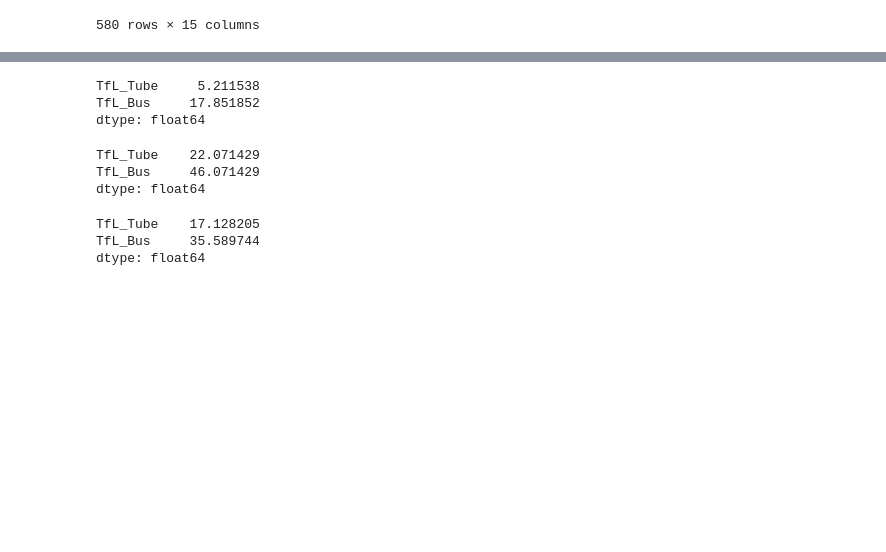
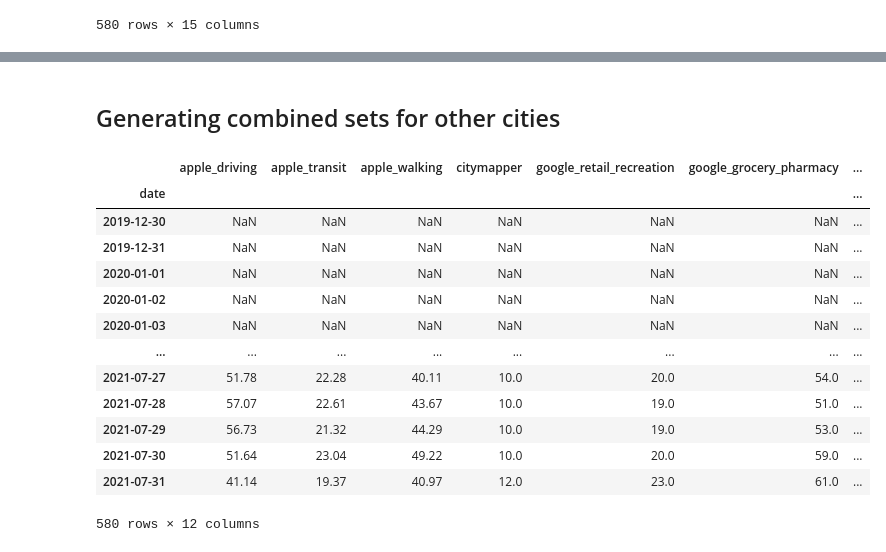
Before and after one commit to raphcanty/covid19-mobility, a Jupyter notebook: notebooks/Combining.ipynb, the cells around one changed output, grey strips where cells are left out. Drawn from its saved outputs; the diff is of its cells as text; code cells hidden in the pictures; blank space fills up the shorter version.

```diff
--- a/notebooks/Combining.ipynb
+++ b/notebooks/Combining.ipynb
@@ -214,21 +189,49 @@ all_sets.corr()
 | TfL_Tube | 0.762795 | 0.855150 | 0.843929 | 0.972122 | 0.924764 | 0.717787 | ... |
 | TfL_Bus | 0.786026 | 0.843703 | 0.822602 | 0.949661 | 0.935286 | 0.755231 | ... |
 | TfL_Bike | 0.181198 | 0.155626 | 0.222945 | 0.192429 | 0.093999 | 0.115231 | ... |
-# %%
-tfl.loc['2020-03-23':'2020-05-13'].mean()
-# %% [output]
-TfL_Tube     5.211538
-TfL_Bus     17.851852
-dtype: float64
-# %%
-tfl.loc['2020-11-05':'2020-12-02'].mean()
-# %% [output]
-TfL_Tube    22.071429
-TfL_Bus     46.071429
-dtype: float64
-# %%
-tfl.loc['2020-12-20':'2021-03-08'].mean()
-# %% [output]
-TfL_Tube    17.128205
-TfL_Bus     35.589744
-dtype: float64
+# %% [markdown]
+## Generating combined sets for other cities
+# %%
+apple_syd = pd.read_csv('../datasets/apple_sydney.csv', index_col=0, parse_dates=True).rename({'driving': 'apple_driving',
+                                                  'transit': 'apple_transit', 'walking': 'apple_walking'}, axis=1)
+apple_syd.index.name='date'
+citymapper_syd = pd.read_csv('../datasets/citymapper_sydney.csv', index_col=0, parse_dates=True).rename({'Sydney': 'citymapper'}, axis=1)
+citymapper_syd.index.name = 'date'
+citymapper_syd.citymapper *= 100
+google_syd = pd.read_csv('../datasets/google_sydney.csv', index_col=0, parse_dates=True).rename({'retail_and_recreation_percent_change_from_baseline': 'google_retail_recreation',
+                                                                  'grocery_and_pharmacy_percent_change_from_baseline': 'google_grocery_pharmacy',
+                                                                  'parks_percent_change_from_baseline': 'google_parks',
+                                                                  'transit_stations_percent_change_from_baseline': 'google_transit',
+                                                                  'workplaces_percent_change_from_baseline': 'google_workplaces',
+                                                                  'residential_percent_change_from_baseline': 'google_residential'}, axis=1)
+google_syd.index.name = 'date'
+google_syd += 100
+tomtom_syd = pd.read_csv('../datasets/tomtom_sydney.csv', index_col=0, parse_dates=True).rename({'diffRatio': 'tomtom'}, axis=1)\
+                                                                .drop('congestion', axis=1)
+
+tomtom_syd.index.name = 'date'
+tomtom_syd.tomtom *= 100
+tomtom_syd.tomtom += 100
+waze_syd = pd.read_csv('../datasets/waze_sydney.csv', index_col=0, parse_dates=True).rename(
+                                                        {'% Change In Waze Driven Miles/KMs': 'waze'}, axis=1)
+waze_syd.index.name = 'date'
+waze_syd.waze *= 100
+waze_syd.waze += 100
+all_sets_syd = pd.concat((apple_syd, citymapper_syd, google_syd, tomtom_syd, waze_syd), axis=1, verify_integrity=True)
+all_sets_syd.to_csv('../datasets/all_sydney.csv')
+all_sets_syd
+# %% [output]
+|  | apple_driving | apple_transit | apple_walking | citymapper | google_retail_recreation | google_grocery_pharmacy | ... |
+| date |  |  |  |  |  |  | ... |
+| 2019-12-30 | NaN | NaN | NaN | NaN | NaN | NaN | ... |
+| 2019-12-31 | NaN | NaN | NaN | NaN | NaN | NaN | ... |
+| 2020-01-01 | NaN | NaN | NaN | NaN | NaN | NaN | ... |
+| 2020-01-02 | NaN | NaN | NaN | NaN | NaN | NaN | ... |
+| 2020-01-03 | NaN | NaN | NaN | NaN | NaN | NaN | ... |
+| ... | ... | ... | ... | ... | ... | ... | ... |
+| 2021-07-27 | 51.78 | 22.28 | 40.11 | 10.0 | 20.0 | 54.0 | ... |
+| 2021-07-28 | 57.07 | 22.61 | 43.67 | 10.0 | 19.0 | 51.0 | ... |
+| 2021-07-29 | 56.73 | 21.32 | 44.29 | 10.0 | 19.0 | 53.0 | ... |
+| 2021-07-30 | 51.64 | 23.04 | 49.22 | 10.0 | 20.0 | 59.0 | ... |
+| 2021-07-31 | 41.14 | 19.37 | 40.97 | 12.0 | 23.0 | 61.0 | ... |
+580 rows × 12 columns
```
Also changed, not shown: parts of 10 cells of this notebook, 39 other files.
